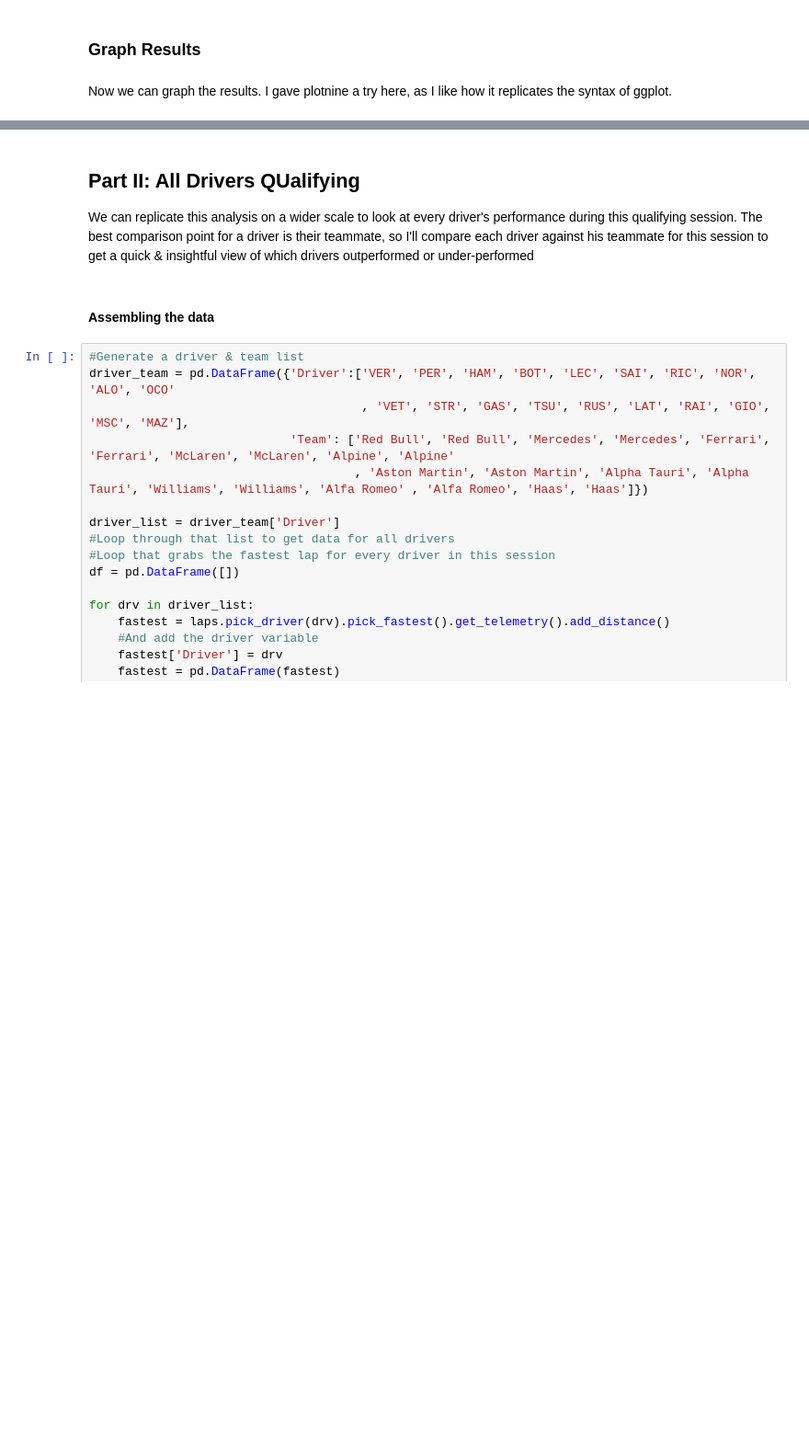
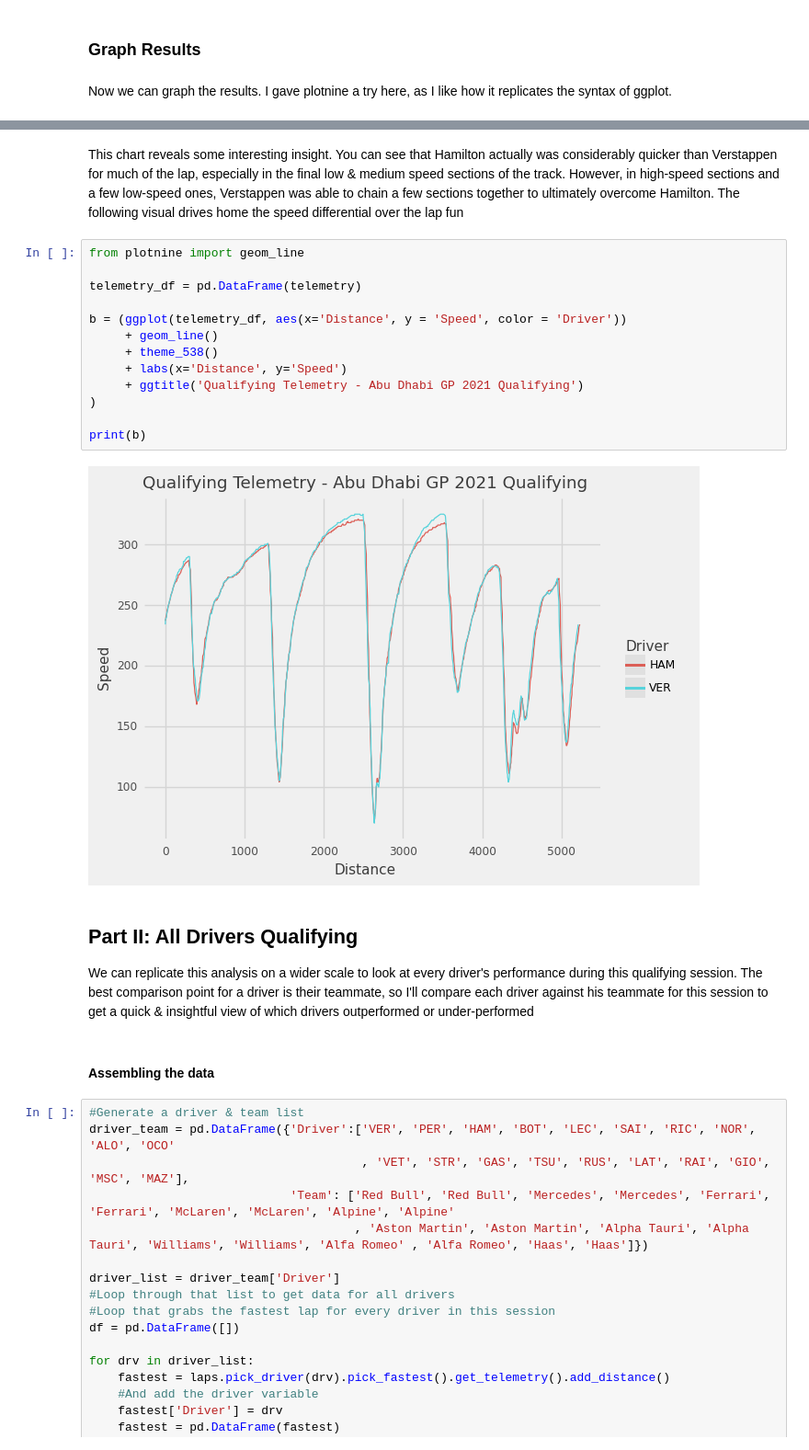
Before and after one commit to jackhopper/F1-Analysis, a Jupyter notebook: f1_qualifying_analysis.ipynb, the cells around one changed output, grey strips where cells are left out. Shown: that part at 92% size. Cells and saved outputs as stored; diff of their text form; blank space fills up the shorter version.

```diff
--- a/f1_qualifying_analysis.ipynb
+++ b/f1_qualifying_analysis.ipynb
@@ -164,5 +160,22 @@ This chart reveals some interesting insight. You can see that Hamilton actually
+# %% [markdown]
+This chart reveals some interesting insight. You can see that Hamilton actually was considerably quicker than Verstappen for much of the lap, especially in the final low & medium speed sections of the track. However, in high-speed sections and a few low-speed ones, Verstappen was able to chain a few sections together to ultimately overcome Hamilton. The following visual drives home the speed differential over the lap fun
+# %%
+from plotnine import geom_line
+
+telemetry_df = pd.DataFrame(telemetry)
+
+b = (ggplot(telemetry_df, aes(x='Distance', y = 'Speed', color = 'Driver'))
+     + geom_line()
+     + theme_538()
+     + labs(x='Distance', y='Speed')
+     + ggtitle('Qualifying Telemetry - Abu Dhabi GP 2021 Qualifying')
+)
+
+print(b)
+# %% [output]
+[figure, added]
 # %% [markdown]
-## Part II: All Drivers QUalifying
+## Part II: All Drivers Qualifying
 
 We can replicate this analysis on a wider scale to look at every driver's performance during this qualifying session. The best comparison point for a driver is their teammate, so I'll compare each driver against his teammate for this session to get a quick & insightful view of which drivers outperformed or under-performed
 # %% [markdown]
```
Also changed, not shown: parts of 4 cells of this notebook, 1 other file.
